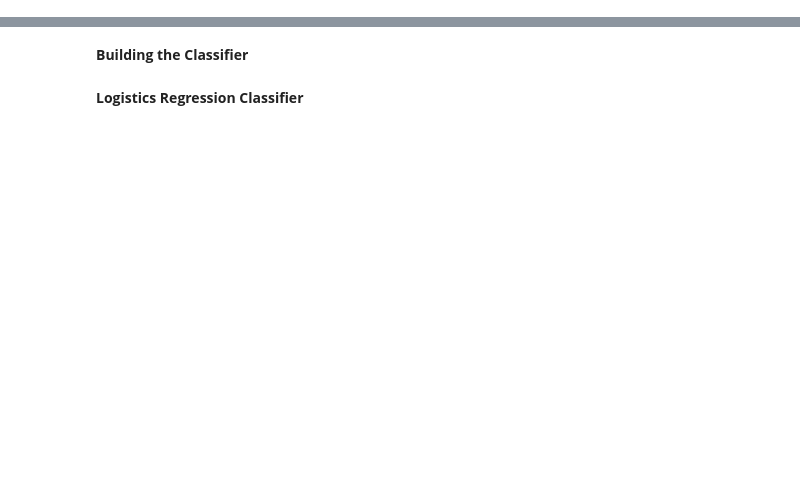
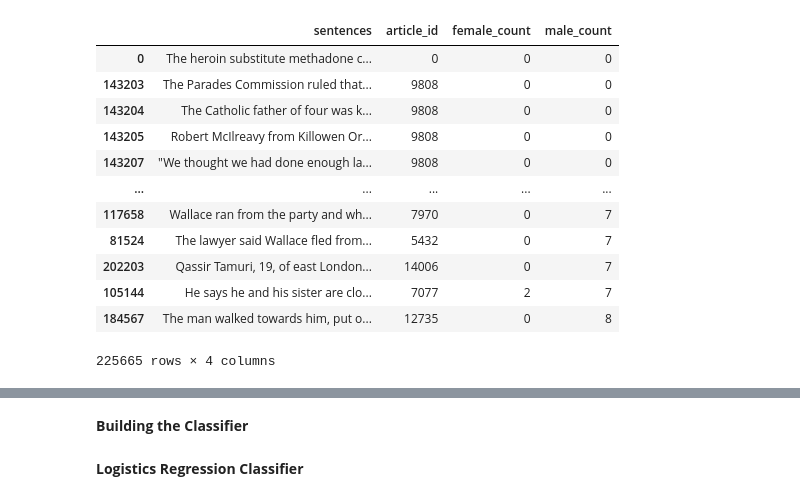
Before and after one commit to yvferreiro/MasterThesis, a Jupyter notebook: Logistic Regression v0.1.ipynb, the cells around one changed output, grey strips where cells are left out. Drawn from its saved outputs; the diff is of its cells as text; code cells hidden in the pictures; blank space fills up the shorter version.

```diff
--- a/Logistic Regression v0.1.ipynb
+++ b/Logistic Regression v0.1.ipynb
@@ -10,0 +12,8 @@ Error:
+# %%
+#Json file option
+filejson = "C:/Users/danie/Desktop/bbc_news_list_uk.json"
+filecsv = "C:/Users/danie/Desktop/bbc_news_list_uk.csv"
+article_df = pd.read_csv(filecsv)
+article_df = article_df.assign(Article_Number=range(len(article_df)))
+article_df = article_df.reset_index()
+article_df.info()
@@ -11,13 +38,17 @@ Error:
 # %%
-filename = 'articles.pkl'
+#filename = 'articles.pkl'
 
-article_df = pd.read_pickle(filename)
-article_df = article_df.assign(Article_Number=range(len(article_df)))
-article_df = article_df.reset_index()
-article_df.info()
+#article_df = pd.read_pickle(filename)
+#article_df = article_df.assign(Article_Number=range(len(article_df)))
+#article_df = article_df.reset_index()
+#article_df.info()
 # %%
 # tokenize sentences in an article
+import re
+
 def split_sentences(article, article_id):
+    pattern = r'(?<=[a-z0-9"]) *[.?!] *(?=[A-Z])'
+    article = re.sub(pattern, r'\g<0> ', article)
     sentences = nltk.sent_tokenize(article)
     sentences_with_id = [(sentence, article_id) for sentence in sentences]
     return sentences_with_id
@@ -30,5 +61,3 @@ for article, article_id in article_df[['content','Article_Number']].values:
     sentences_list.extend(sentences)
 
 sentences_df = pd.DataFrame(sentences_list, columns= ['sentences', 'article_id'])
-
-# TO-DO: add the data & find the pronouns to determine gender
@@ -52,11 +64,10 @@ def pronoun_occurance(text, female_list, male_list):
 # %%
-#this solution fixes the bug of double counting
 def pronoun_occurances(text):
     """ This function will count the number of female and male pronoun occurences in a given sentence.
     We will need to update the REGEX in order to incorporate more pronouns if we need to"""
-    pattern_m = r'(\s|^)(he|his)\b' #this regex will capture he/his as standalone words within a string but also at beginning of sentence
+    pattern_m = r'(\s|^)(he|his|him|he\'s|hes)\b' #this regex will capture he/his as standalone words within a string but also at beginning of sentence
     matches_m = re.findall(pattern_m, text, re.IGNORECASE) #IGNORECASE is necessary to make sure that it picks up the pronouns at the beginning of a sentence
-    pattern_f = r'(\s|^)(she|her)\b'
+    pattern_f = r'(\s|^)(she|her|hers|shes|she\'s)\b'
     matches_f = re.findall(pattern_f, text, re.IGNORECASE)
     count_m = len(matches_m)
     count_f = len(matches_f)
@@ -75,3 +98,19 @@ sentences_df.loc[[7]] #works
+# %%
+sentences_df.sort_values(by='male_count')
+# %% [output]
+|  | sentences | article_id | female_count | male_count |
+| 0 | The heroin substitute methadone c... | 0 | 0 | 0 |
+| 143203 | The Parades Commission ruled that... | 9808 | 0 | 0 |
+| 143204 | The Catholic father of four was k... | 9808 | 0 | 0 |
+| 143205 | Robert McIlreavy from Killowen Or... | 9808 | 0 | 0 |
+| 143207 | "We thought we had done enough la... | 9808 | 0 | 0 |
+| ... | ... | ... | ... | ... |
+| 117658 | Wallace ran from the party and wh... | 7970 | 0 | 7 |
+| 81524 | The lawyer said Wallace fled from... | 5432 | 0 | 7 |
+| 202203 | Qassir Tamuri, 19, of east London... | 14006 | 0 | 7 |
+| 105144 | He says he and his sister are clo... | 7077 | 2 | 7 |
+| 184567 | The man walked towards him, put o... | 12735 | 0 | 8 |
+225665 rows × 4 columns
 # %%
 def compare_count(male_col, female_col):
     """This function compares the count of female to male pronouns. It will output "1" if male count bigger
```
Also changed, not shown: parts of 14 cells of this notebook.
